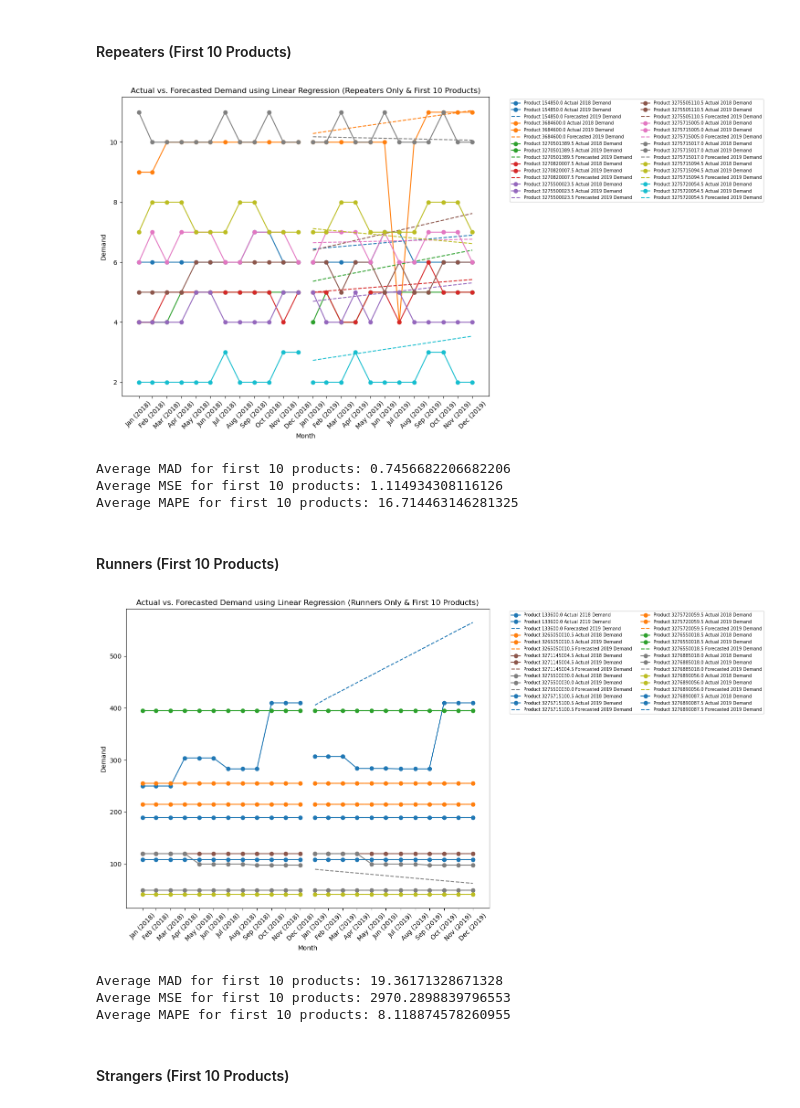
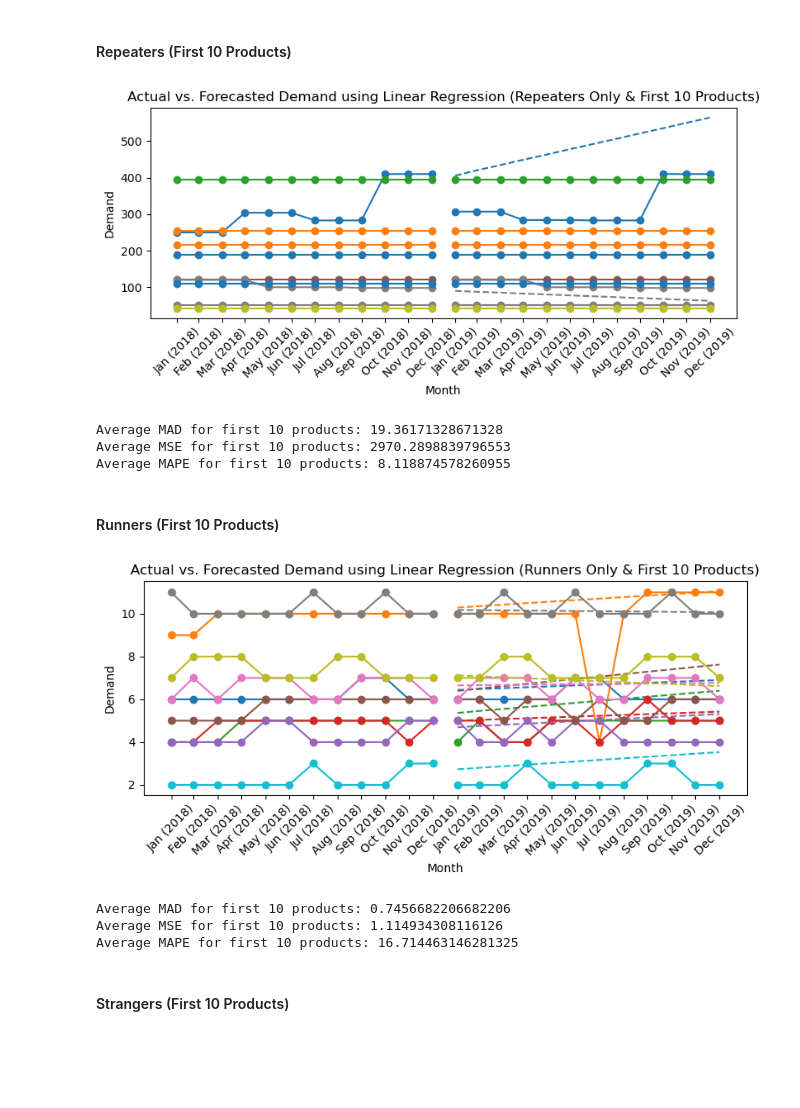
Before and after one commit to achchala/inventory-forecasting, a Jupyter notebook: linear_regression.ipynb, the cells around one changed output. Saved outputs shown, nothing was run; the diff lists cells and outputs as text; code cells hidden in the pictures; blank space fills up the shorter version.

```diff
--- a/linear_regression.ipynb
+++ b/linear_regression.ipynb
@@ -115,7 +115,7 @@ date_range = pd.date_range(start="2018-01-01", end="2019-12-31", freq='M')
 cm = plt.get_cmap('tab10')  # Colormap with 10 distinct colors
 
 # Initialize a figure for plotting
-plt.figure(figsize=(15, 8))
+plt.figure(figsize=(8, 4))
 
 # Initialize lists to store metrics
 mad_list, mse_list, mape_list = [], [], []
@@ -127,6 +127,9 @@ num_products_processed = 0
 colors = plt.cm.tab10(np.linspace(0, 1, 10))
 
 for idx, (product_id, row) in enumerate(df_repeaters.iterrows()):
+    # Skip product 3271255000
+    if product_id == 3271255000.5:
+        continue
     demand_data = pd.to_numeric(row[32:56], errors='coerce').fillna(method='ffill').dropna()
 
     if len(demand_data) == 24:  # Check for complete data for both years
@@ -160,38 +163,38 @@ for idx, (product_id, row) in enumerate(df_repeaters.iterrows()):
         # Plot the actual 2019 demand
         plt.plot(date_range[12:], test_data, marker='o', color=color, label=f'Product {product_id} Actual 2019 Demand')
 
         # Overlay forecasted demand for 2019 with red dashed line
         plt.plot(date_range[12:], predictions, linestyle='--', color=color, label=f'Product {product_id} Forecasted 2019 Demand')
 
         # Increment the product counter
         num_products_processed += 1
 
     # Stop after plotting 10 products
     if num_products_processed >= 10:
         break
 
 # Adjusting the x-axis to display full date range with formatted labels
 plt.xticks(date_range, [date.strftime('%b (%Y)') for date in date_range], rotation=45)
 plt.xlabel('Month')
 plt.ylabel('Demand')
 plt.title('Actual vs. Forecasted Demand using Linear Regression (Repeaters Only & First 10 Products)')
-plt.legend(bbox_to_anchor=(1.05, 1), loc='upper left', fontsize='x-small', ncol=2)
+# plt.legend(bbox_to_anchor=(1.05, 1), loc='upper left', fontsize='x-small', ncol=2)
 plt.tight_layout()
 plt.show()
 
 # Calculate and display average metrics
 average_mad = np.mean(mad_list)
 average_mse = np.mean(mse_list)
 average_mape = np.mean(mape_list)
 
 print(f'Average MAD for first 10 products: {average_mad}')
 print(f'Average MSE for first 10 products: {average_mse}')
 print(f'Average MAPE for first 10 products: {average_mape}')
 # %% [output]
-[figure, old version]
+[figure, new version]
-Average MAD for first 10 products: 0.7456682206682206
-Average MSE for first 10 products: 1.114934308116126
-Average MAPE for first 10 products: 16.714463146281325
+Average MAD for first 10 products: 19.36171328671328
+Average MSE for first 10 products: 2970.2898839796553
+Average MAPE for first 10 products: 8.118874578260955
 # %% [markdown]
 #### Runners (First 10 Products)
 # %%
@@ -210,7 +213,7 @@ date_range = pd.date_range(start="2018-01-01", end="2019-12-31", freq='M')
 cm = plt.get_cmap('tab10')  # Colormap with 10 distinct colors
 
 # Initialize a figure for plotting
-plt.figure(figsize=(15, 8))
+plt.figure(figsize=(8, 4))
 
 # Initialize lists to store metrics
 mad_list, mse_list, mape_list = [], [], []
@@ -224,9 +227,6 @@ colors = plt.cm.tab10(np.linspace(0, 1, 10))
 # Plot each product's actual demand and forecast, except for product 3271255000
 for idx, (product_id, row) in enumerate(df_runners.iterrows()):
     demand_data = pd.to_numeric(row[32:56], errors='coerce').fillna(method='ffill').dropna()
-    # Skip product 3271255000
-    if product_id == 3271255000.5:
-        continue
 
     if len(demand_data) == 24:  # Check for complete data for both years
         train_data, test_data = demand_data[:12], demand_data[12:]
@@ -274,7 +274,7 @@ plt.xticks(date_range, [date.strftime('%b (%Y)') for date in date_range], rotati
 plt.xlabel('Month')
 plt.ylabel('Demand')
 plt.title('Actual vs. Forecasted Demand using Linear Regression (Runners Only & First 10 Products)')
-plt.legend(bbox_to_anchor=(1.05, 1), loc='upper left', fontsize='x-small', ncol=2)
+# plt.legend(bbox_to_anchor=(1.05, 1), loc='upper left', fontsize='x-small', ncol=2)
 plt.tight_layout()
 plt.show()
 
@@ -287,10 +287,10 @@ print(f'Average MAD for first 10 products: {average_mad}')
 print(f'Average MSE for first 10 products: {average_mse}')
 print(f'Average MAPE for first 10 products: {average_mape}')
 # %% [output]
-[figure, old version]
+[figure, new version]
-Average MAD for first 10 products: 19.36171328671328
-Average MSE for first 10 products: 2970.2898839796553
-Average MAPE for first 10 products: 8.118874578260955
+Average MAD for first 10 products: 0.7456682206682206
+Average MSE for first 10 products: 1.114934308116126
+Average MAPE for first 10 products: 16.714463146281325
 # %% [markdown]
 #### Strangers (First 10 Products)
 # %%
```
Also changed, not shown: parts of 4 cells of this notebook, 2 other files.
